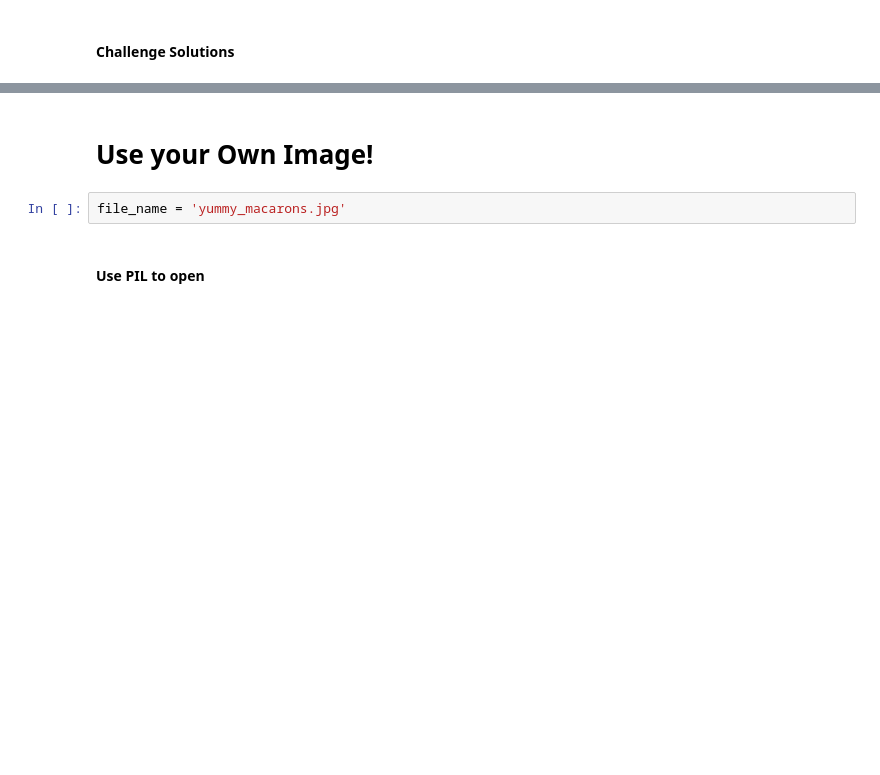
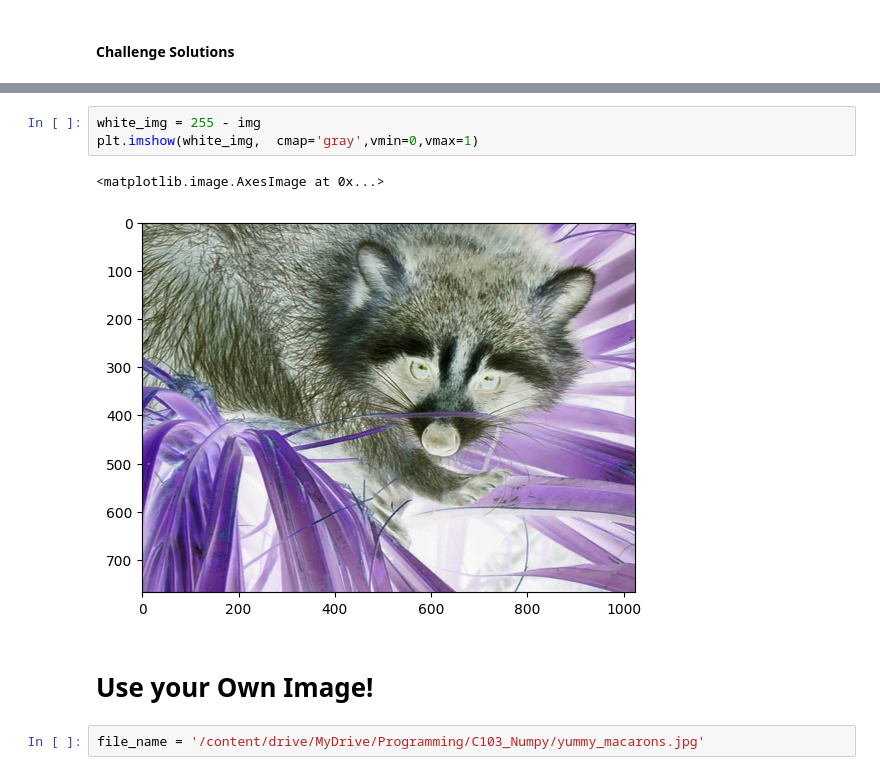
Before and after one commit to KenkiCZ/google_notebooks, a Jupyter notebook: C103_Numpy.ipynb, the cells around one changed output, grey strips where cells are left out. Drawn from its saved outputs; the diff is of its cells as text; blank space fills up the shorter version.

Commit message:
Complete Numpy Notebook

```diff
--- a/C103_Numpy.ipynb
+++ b/C103_Numpy.ipynb
@@ -352,6 +372,10 @@ plt.imshow(greyscale_img, cmap="gray")
+# %%
+white_img = 255 - img
+plt.imshow(white_img,  cmap='gray',vmin=0,vmax=1)
+# %% [output]
+<matplotlib.image.AxesImage at 0x...>
+[figure, added]
 # %% [markdown]
 # Use your Own Image!
 # %%
-file_name = 'yummy_macarons.jpg'
+file_name = '/content/drive/MyDrive/Programming/C103_Numpy/yummy_macarons.jpg'
-# %% [markdown]
-#### Use PIL to open
```
Also changed, not shown: parts of 7 cells of this notebook.
